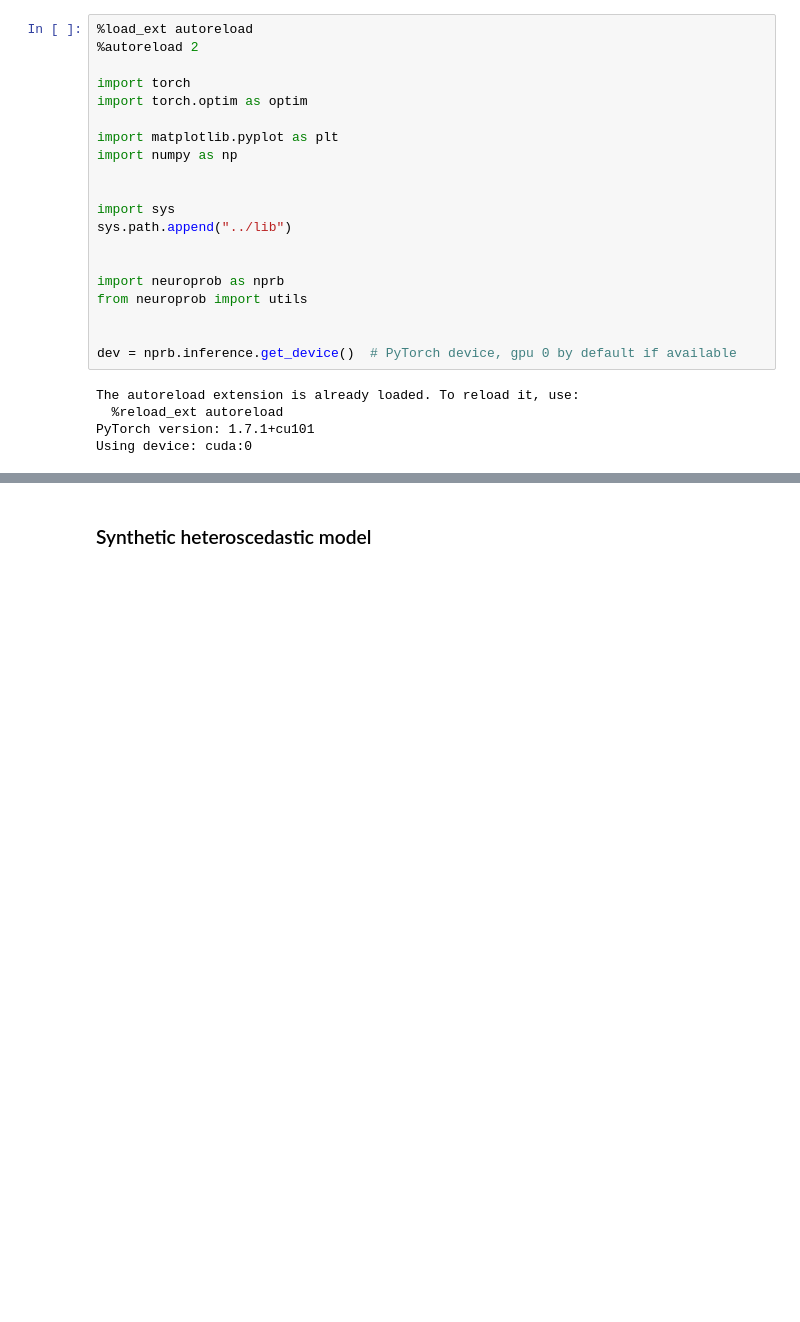
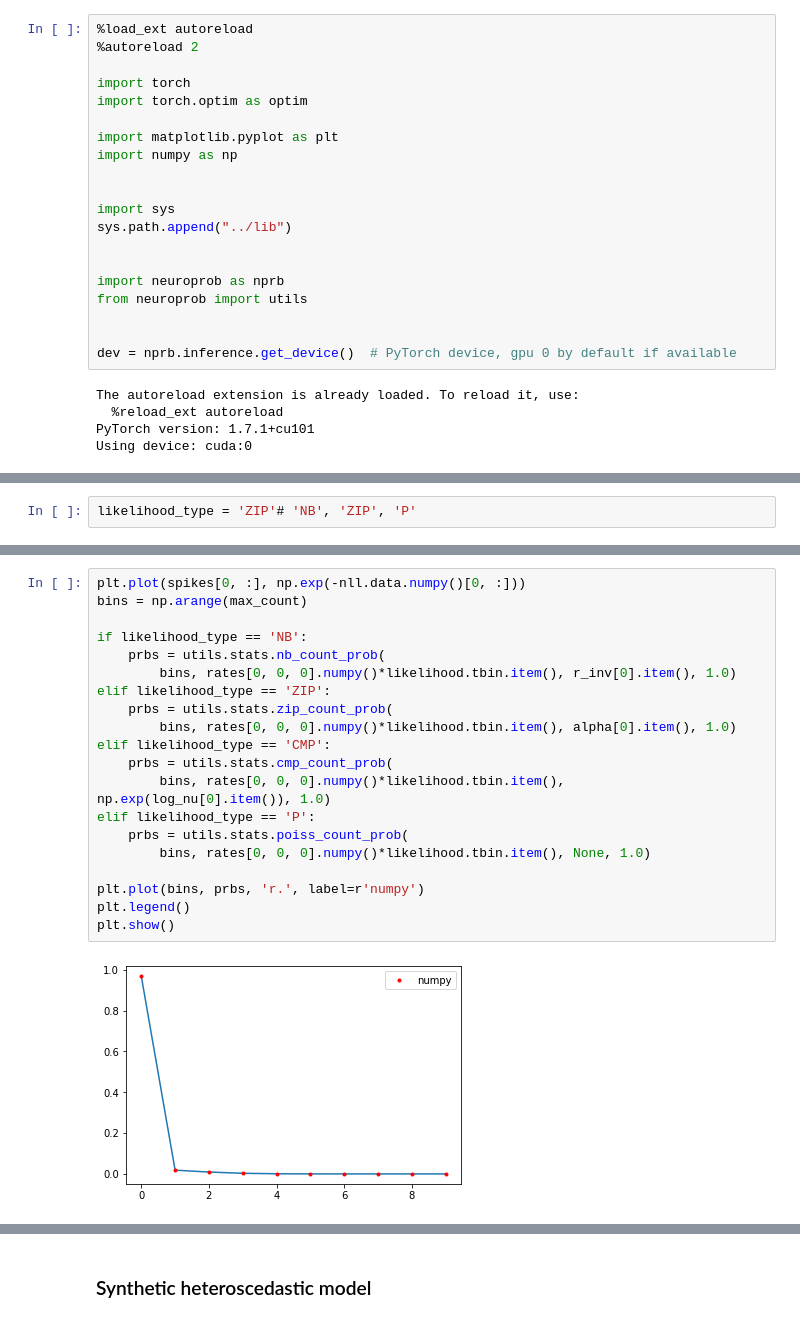
Before and after one commit to davindicode/universal-count-model, a Jupyter notebook: lib/examples/heteroscedastic_counts.ipynb, the cells around one changed output, grey strips where cells are left out. Saved outputs shown, nothing was run; the diff lists cells and outputs as text; blank space fills up the shorter version.

```diff
--- a/lib/examples/heteroscedastic_counts.ipynb
+++ b/lib/examples/heteroscedastic_counts.ipynb
@@ -41,0 +45,2 @@ Using device: cuda:0
+# %%
+likelihood_type = 'ZIP'# 'NB', 'ZIP', 'P'
@@ -41,0 +74,22 @@ Using device: cuda:0
+# %%
+plt.plot(spikes[0, :], np.exp(-nll.data.numpy()[0, :]))
+bins = np.arange(max_count)
+
+if likelihood_type == 'NB':
+    prbs = utils.stats.nb_count_prob(
+        bins, rates[0, 0, 0].numpy()*likelihood.tbin.item(), r_inv[0].item(), 1.0)
+elif likelihood_type == 'ZIP':
+    prbs = utils.stats.zip_count_prob(
+        bins, rates[0, 0, 0].numpy()*likelihood.tbin.item(), alpha[0].item(), 1.0)
+elif likelihood_type == 'CMP':
+    prbs = utils.stats.cmp_count_prob(
+        bins, rates[0, 0, 0].numpy()*likelihood.tbin.item(), np.exp(log_nu[0].item()), 1.0)
+elif likelihood_type == 'P':
+    prbs = utils.stats.poiss_count_prob(
+        bins, rates[0, 0, 0].numpy()*likelihood.tbin.item(), None, 1.0)
+
+plt.plot(bins, prbs, 'r.', label=r'numpy')
+plt.legend()
+plt.show()
+# %% [output]
+[figure, added]
```
Also changed, not shown: parts of 39 cells of this notebook, 3 other files.
